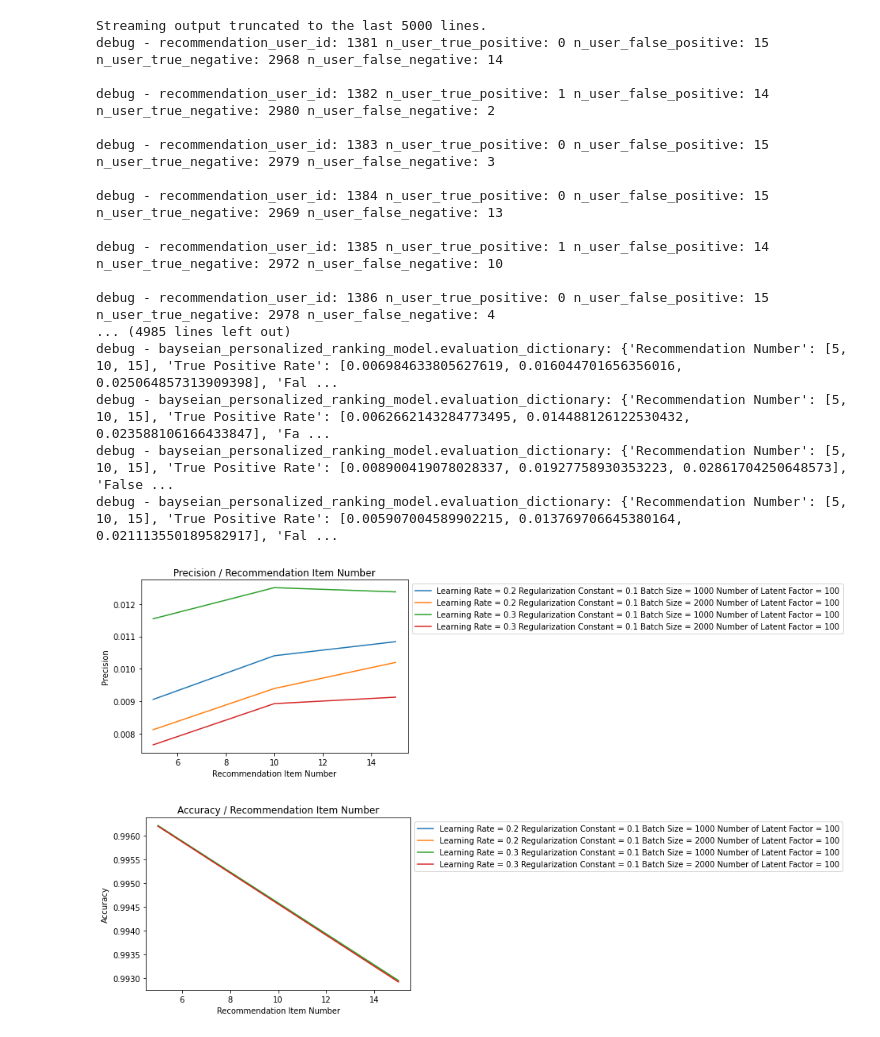
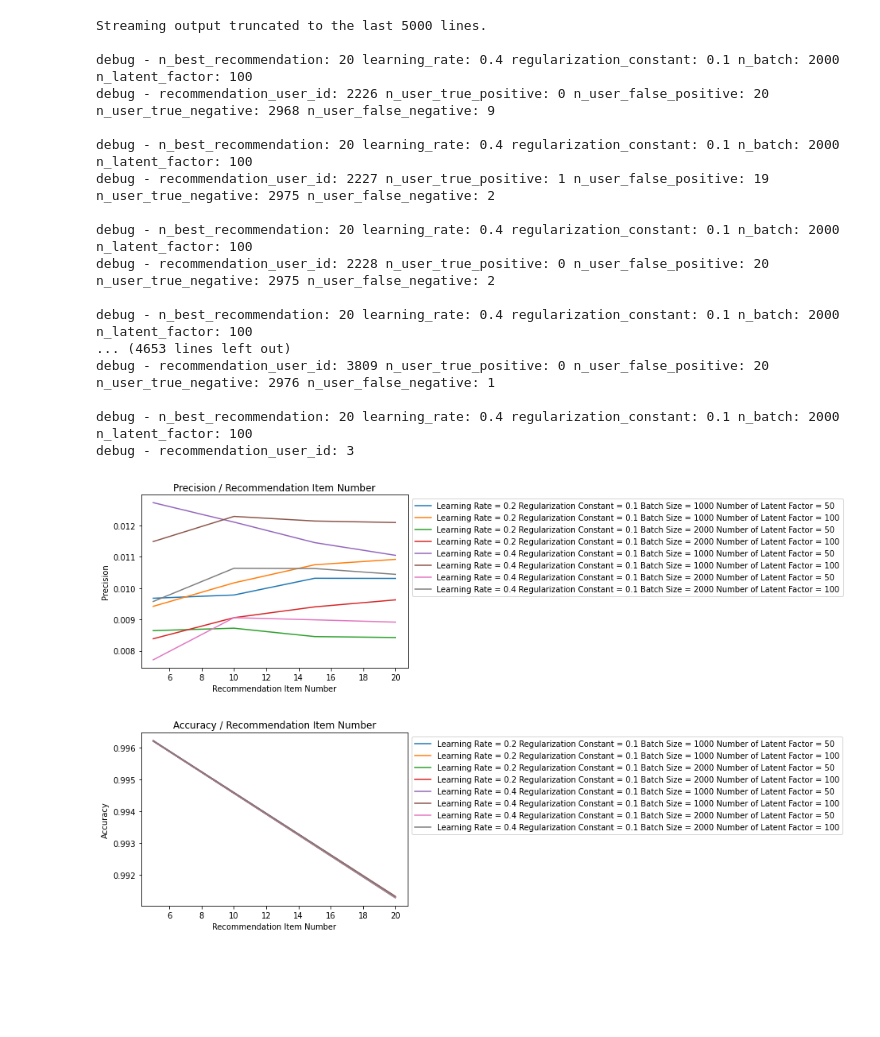
Before and after one commit to samohtwal/Bayesian-Personalized-Ranking, a Jupyter notebook: Bayesian_Personalized_Ranking.ipynb, the cells around one changed output. Drawn from its saved outputs; the diff is of its cells as text; code cells hidden in the pictures; blank space fills up the shorter version.

```diff
--- a/Bayesian_Personalized_Ranking.ipynb
+++ b/Bayesian_Personalized_Ranking.ipynb
@@ -474,6 +474,13 @@ class ModelAnalyzerHelper:
                 if negative_predition_item_id in negative_testing_item_ids: n_user_true_negative = n_user_true_negative + 1
                 if negative_predition_item_id not in negative_testing_item_ids: n_user_false_negative = n_user_false_negative + 1
 
+            print('debug - n_best_recommendation:', n_best_recommendation,
+                    'learning_rate:', bayseian_personalized_ranking_model.learning_rate,
+                    'regularization_constant:', bayseian_personalized_ranking_model.regularization_constant,
+                    'n_batch:', bayseian_personalized_ranking_model.n_batch,
+                    'n_latent_factor:', bayseian_personalized_ranking_model.n_latent_factor,
+                    end='\n')
+
             print('debug - recommendation_user_id:', recommendation_user_id,
                   'n_user_true_positive:', n_user_true_positive,
                   'n_user_false_positive:', n_user_false_positive,
@@ -510,8 +517,8 @@ n_user = len(training_data_dictionary[data_group_by_user_id_dictionary_key][data
 bayseian_personalized_ranking_parameters = []
 
 learning_rate_start = 0.2
-learning_rate_step = 0.1
-learning_rate_stop = 0.3 + 0.05
+learning_rate_step = 0.2
+learning_rate_stop = 0.4 + 0.05
 
 n_batch_start = 1000
 n_batch_step = 1000
@@ -521,8 +528,8 @@ regularization_constant_start = 0.1
 regularization_constant_step = 0.5
 regularization_constant_stop = 0.2 + 0.05
 
-n_latent_factor_start = 100
-n_latent_factor_step = 100
+n_latent_factor_start = 50
+n_latent_factor_step = 50
 n_latent_factor_stop = 100 + 1
 
 bayseian_personalized_ranking_parameters = [{
@@ -577,7 +584,7 @@ user_ids = validation_data_dictionary[data_group_by_user_id_dictionary_key][data
 
 n_best_recommendation_start = 5
 n_best_recommendation_step = 5
-n_best_recommendation_stop = 15 + 1
+n_best_recommendation_stop = 20 + 1
 
 n_best_recommendations = list(range(n_best_recommendation_start, n_best_recommendation_stop, n_best_recommendation_step))
 
@@ -592,43 +599,43 @@ for bayseian_personalized_ranking_model in bayseian_personalized_ranking_models:
     for n_best_recommendation in n_best_recommendations:
         recommendation_data_dictionary = bayseian_personalized_ranking_model.recommend(n_best_recommendation, evaluation_mode)
         true_positive_rate, false_positive_rate, precision, accuracy = ModelAnalyzerHelper().evaluate(bayseian_personalized_ranking_model, recommendation_data_dictionary, evaluation_mode)
         true_positive_rates.append(true_positive_rate)
         false_positive_rates.append(false_positive_rate)
         precisions.append(precision)
         accuracys.append(accuracy)
     bayseian_personalized_ranking_model.evaluation_dictionary = {
                                                                     recommendation_number_dictionary_key : n_best_recommendations,
                                                                     true_positive_rate_dictionary_key : true_positive_rates,
                                                                     false_positive_rate_dictionary_key : false_positive_rates,
                                                                     precision_dictionary_key : precisions,
                                                                     accuracy_dictionary_key : accuracys
                                                                 }
 
 for bayseian_personalized_ranking_model in bayseian_personalized_ranking_models:
     print('debug - bayseian_personalized_ranking_model.evaluation_dictionary:', bayseian_personalized_ranking_model.evaluation_dictionary, end='\n')
 
 ModelAnalyzerHelper().plot_precision_chart(bayseian_personalized_ranking_models)
 print('', end='\n')
 ModelAnalyzerHelper().plot_accuracy_chart(bayseian_personalized_ranking_models)
 print('', end='\n')
 ModelAnalyzerHelper().plot_receiver_operating_characteristic_chart(bayseian_personalized_ranking_models)
 # %% [output]
 Streaming output truncated to the last 5000 lines.
-debug - recommendation_user_id: 1381 n_user_true_positive: 0 n_user_false_positive: 15 n_user_true_negative: 2968 n_user_false_negative: 14
 
-debug - recommendation_user_id: 1382 n_user_true_positive: 1 n_user_false_positive: 14 n_user_true_negative: 2980 n_user_false_negative: 2
+debug - n_best_recommendation: 20 learning_rate: 0.4 regularization_constant: 0.1 n_batch: 2000 n_latent_factor: 100
+debug - recommendation_user_id: 2226 n_user_true_positive: 0 n_user_false_positive: 20 n_user_true_negative: 2968 n_user_false_negative: 9
 
-debug - recommendation_user_id: 1383 n_user_true_positive: 0 n_user_false_positive: 15 n_user_true_negative: 2979 n_user_false_negative: 3
+debug - n_best_recommendation: 20 learning_rate: 0.4 regularization_constant: 0.1 n_batch: 2000 n_latent_factor: 100
+debug - recommendation_user_id: 2227 n_user_true_positive: 1 n_user_false_positive: 19 n_user_true_negative: 2975 n_user_false_negative: 2
 
-debug - recommendation_user_id: 1384 n_user_true_positive: 0 n_user_false_positive: 15 n_user_true_negative: 2969 n_user_false_negative: 13
+debug - n_best_recommendation: 20 learning_rate: 0.4 regularization_constant: 0.1 n_batch: 2000 n_latent_factor: 100
+debug - recommendation_user_id: 2228 n_user_true_positive: 0 n_user_false_positive: 20 n_user_true_negative: 2975 n_user_false_negative: 2
 
-debug - recommendation_user_id: 1385 n_user_true_positive: 1 n_user_false_positive: 14 n_user_true_negative: 2972 n_user_false_negative: 10
+debug - n_best_recommendation: 20 learning_rate: 0.4 regularization_constant: 0.1 n_batch: 2000 n_latent_factor: 100
+... (4653 lines left out)
+debug - recommendation_user_id: 3809 n_user_true_positive: 0 n_user_false_positive: 20 n_user_true_negative: 2976 n_user_false_negative: 1
 
-debug - recommendation_user_id: 1386 n_user_true_positive: 0 n_user_false_positive: 15 n_user_true_negative: 2978 n_user_false_negative: 4
-... (4985 lines left out)
-debug - bayseian_personalized_ranking_model.evaluation_dictionary: {'Recommendation Number': [5, 10, 15], 'True Positive Rate': [0.006984633805627619, 0.016044701656356016, 0.025064857313909398], 'Fal ...
-debug - bayseian_personalized_ranking_model.evaluation_dictionary: {'Recommendation Number': [5, 10, 15], 'True Positive Rate': [0.0062662143284773495, 0.014488126122530432, 0.023588106166433847], 'Fa ...
-debug - bayseian_personalized_ranking_model.evaluation_dictionary: {'Recommendation Number': [5, 10, 15], 'True Positive Rate': [0.008900419078028337, 0.01927758930353223, 0.02861704250648573], 'False ...
-debug - bayseian_personalized_ranking_model.evaluation_dictionary: {'Recommendation Number': [5, 10, 15], 'True Positive Rate': [0.005907004589902215, 0.013769706645380164, 0.021113550189582917], 'Fal ...
+debug - n_best_recommendation: 20 learning_rate: 0.4 regularization_constant: 0.1 n_batch: 2000 n_latent_factor: 100
+debug - recommendation_user_id: 3
-[figure, old version]
+[figure, new version]
-[figure, old version]
+[figure, new version]
```
Also changed, not shown: parts of 3 cells of this notebook.
